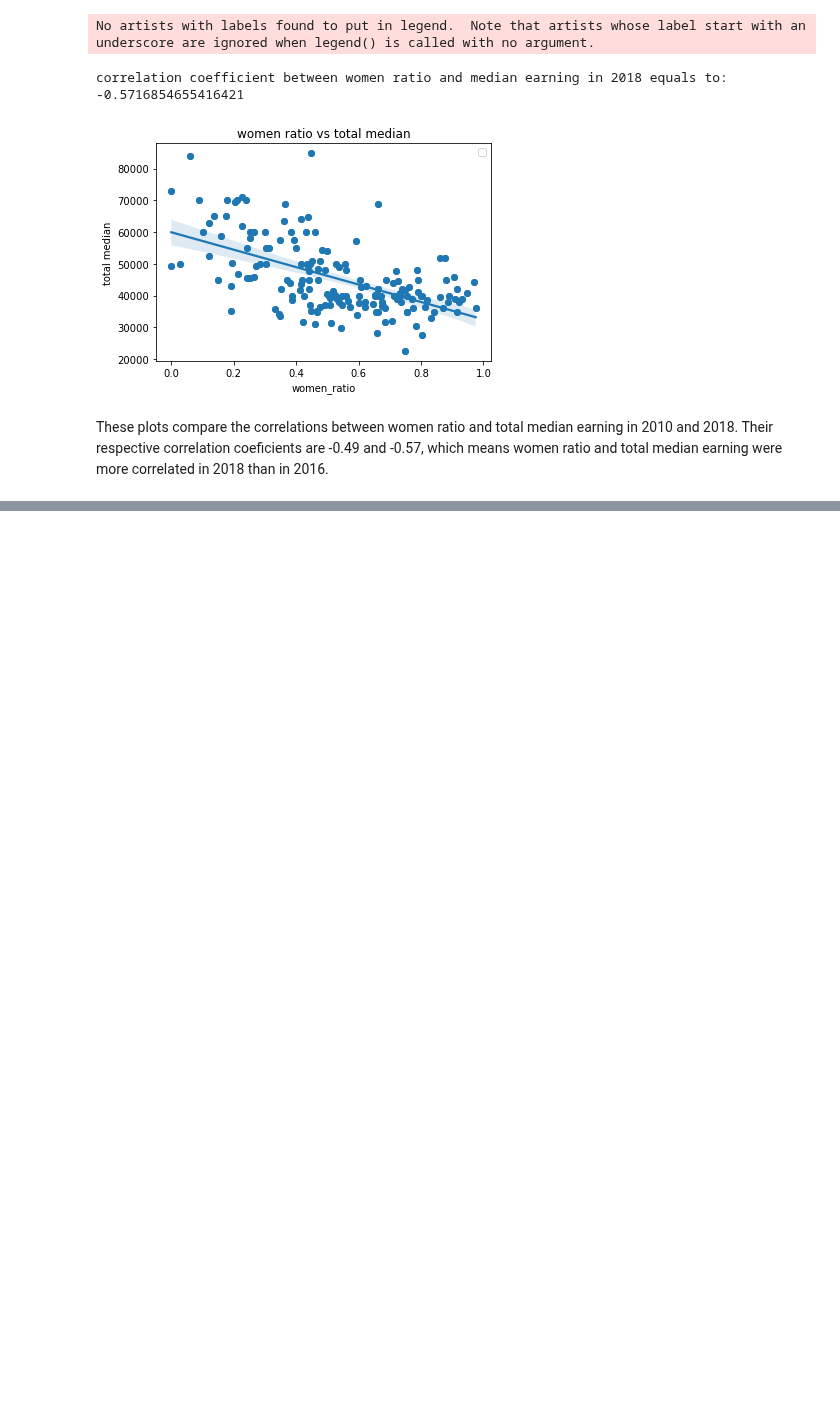
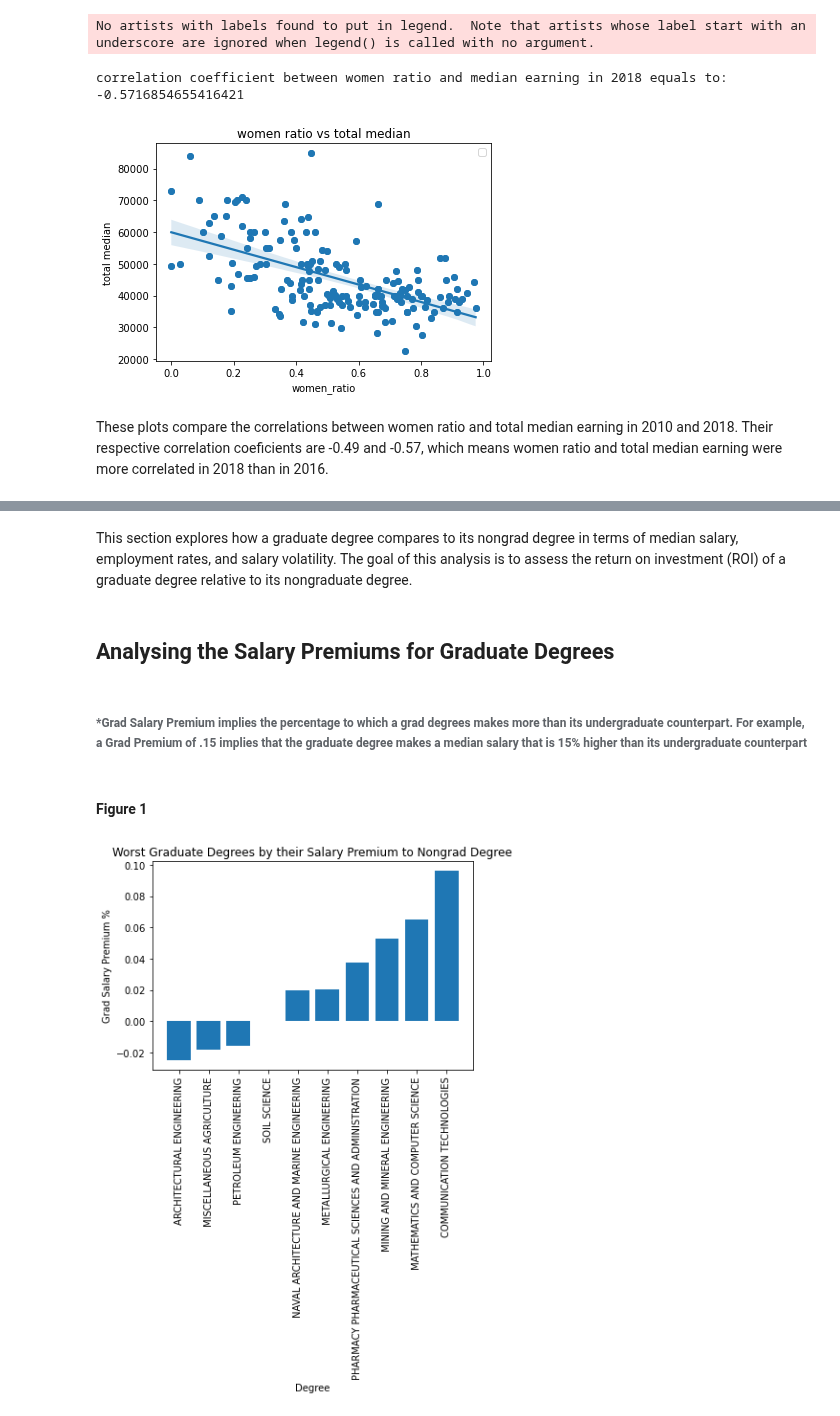
Before and after one commit to UCB-stat-159-s22/hw07-Group21, a Jupyter notebook: main.ipynb, the cells around one changed output, grey strips where cells are left out. Drawn from its saved outputs; the diff is of its cells as text; code cells hidden in the pictures; blank space fills up the shorter version.

Commit message:
Add Keons analysis to main notebook

```diff
--- a/main.ipynb
+++ b/main.ipynb
@@ -163,0 +168,21 @@ These plots compare the correlations between women ratio and total median earnin
+# %% [markdown]
+This section explores how a graduate degree compares to its nongrad degree in terms of median salary, employment rates, and salary volatility. The goal of this analysis is to assess the return on investment (ROI) of a graduate degree relative to its nongraduate degree.
+# %%
+path_pums = r'data/pums/processed/'
+path_538 = f'data/fivethirtyeight/'
+
+df_grad_students = pd.read_csv(path_538 + 'grad-students.csv')
+df = pd.read_csv(path_pums + '2018_recent_grad_stats_by_major.csv')
+
+df_worst_premiums = worst_premiums(df_grad_students)
+df_best_premiums = best_premiums(df_grad_students)
+# %% [markdown]
+## Analysing the Salary Premiums for Graduate Degrees
+# %% [markdown]
+###### *Grad Salary Premium implies the percentage to which a grad degrees makes more than its undergraduate counterpart. For example, a Grad Premium of .15 implies that the graduate degree makes a median salary that is 15% higher than its undergraduate counterpart
+# %% [markdown]
+#### Figure 1
+# %%
+plot_rankings(df_worst_premiums)
+# %% [output]
+[figure, added]
```
Also changed, not shown: parts of 9 cells of this notebook.
